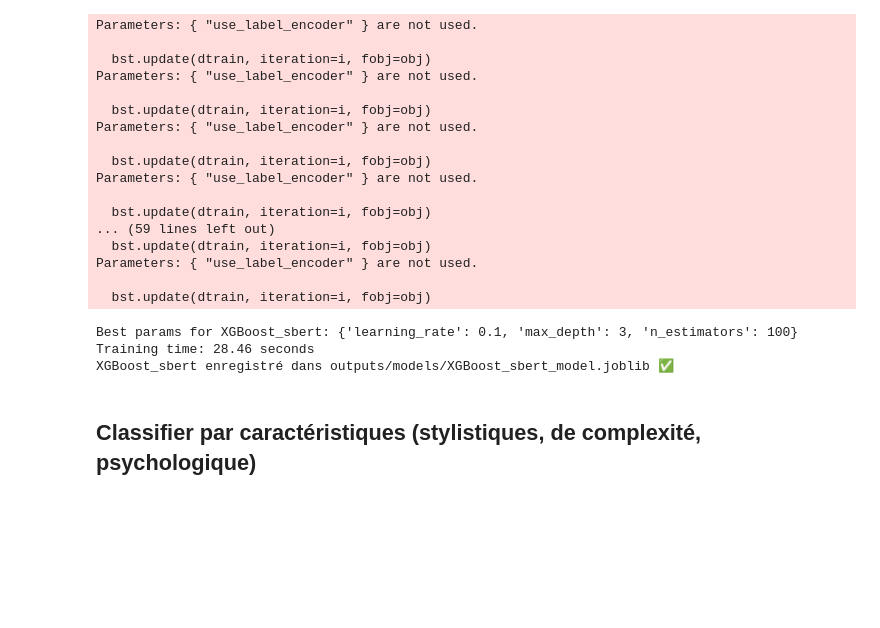
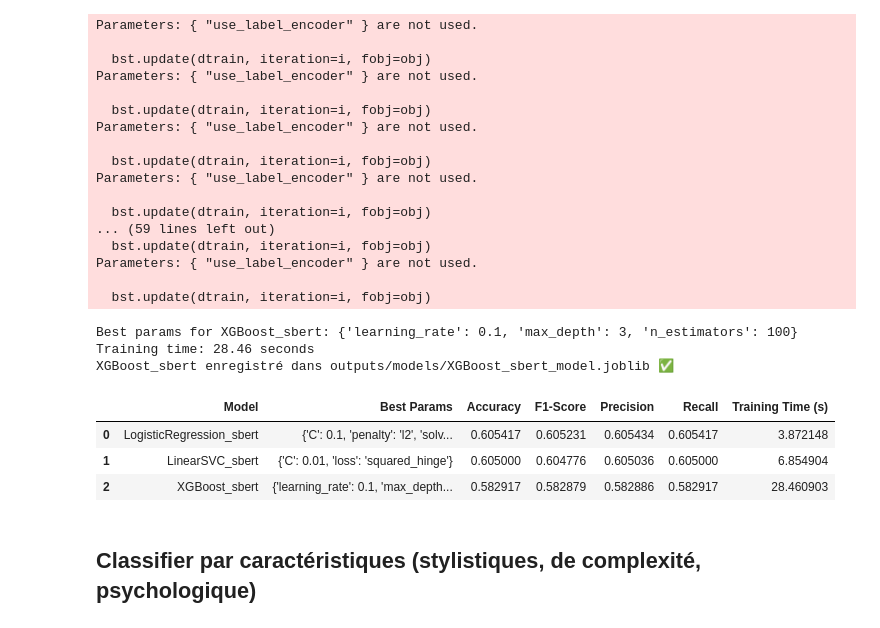
Before and after one commit to AminaManseur29/ENSAE_NLP_project, a Jupyter notebook: notebook.ipynb, the cells around one changed output. Saved outputs shown, nothing was run; the diff lists cells and outputs as text; code cells hidden in the pictures; blank space fills up the shorter version.

```diff
--- a/notebook.ipynb
+++ b/notebook.ipynb
@@ -1151,6 +1151,13 @@ Parameters: { "use_label_encoder" } are not used.
 Best params for XGBoost_sbert: {'learning_rate': 0.1, 'max_depth': 3, 'n_estimators': 100}
 Training time: 28.46 seconds
 XGBoost_sbert enregistré dans outputs/models/XGBoost_sbert_model.joblib ✅
+# %%
+results_sbert
+# %% [output]
+|  | Model | Best Params | Accuracy | F1-Score | Precision | Recall | Training Time (s) |
+| 0 | LogisticRegression_sbert | {'C': 0.1, 'penalty': 'l2', 'solv... | 0.605417 | 0.605231 | 0.605434 | 0.605417 | 3.872148 |
+| 1 | LinearSVC_sbert | {'C': 0.01, 'loss': 'squared_hinge'} | 0.605000 | 0.604776 | 0.605036 | 0.605000 | 6.854904 |
+| 2 | XGBoost_sbert | {'learning_rate': 0.1, 'max_depth... | 0.582917 | 0.582879 | 0.582886 | 0.582917 | 28.460903 |
 # %% [markdown]
 ## Classifier par caractéristiques (stylistiques, de complexité, psychologique)
 # %%
```
Also changed, not shown: 3 other files.
